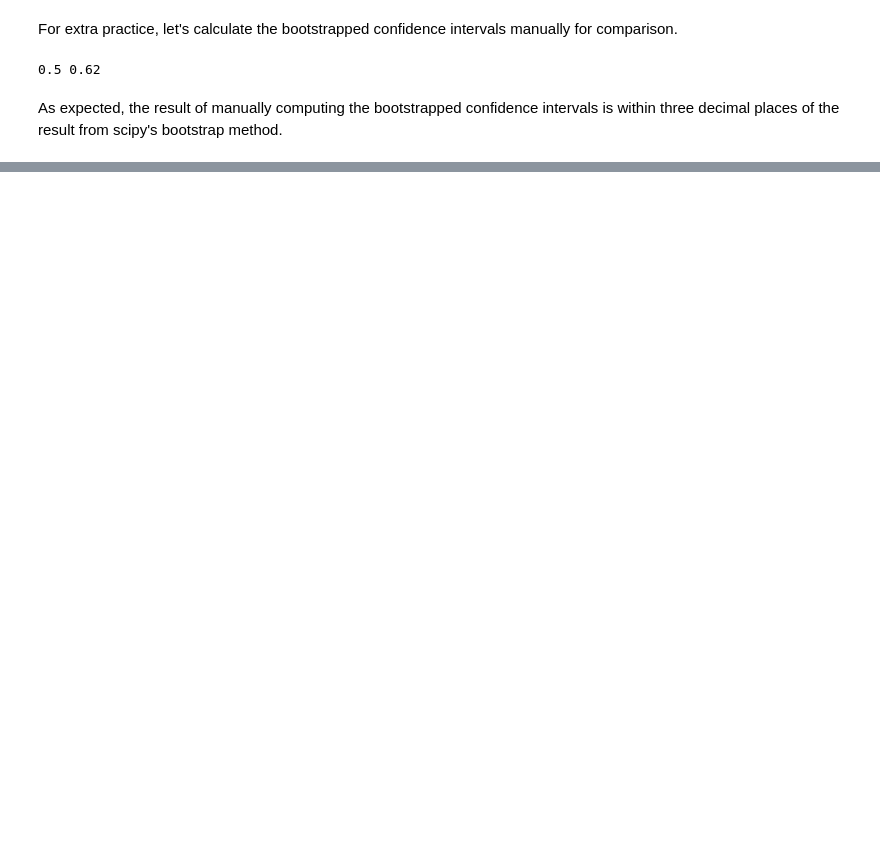
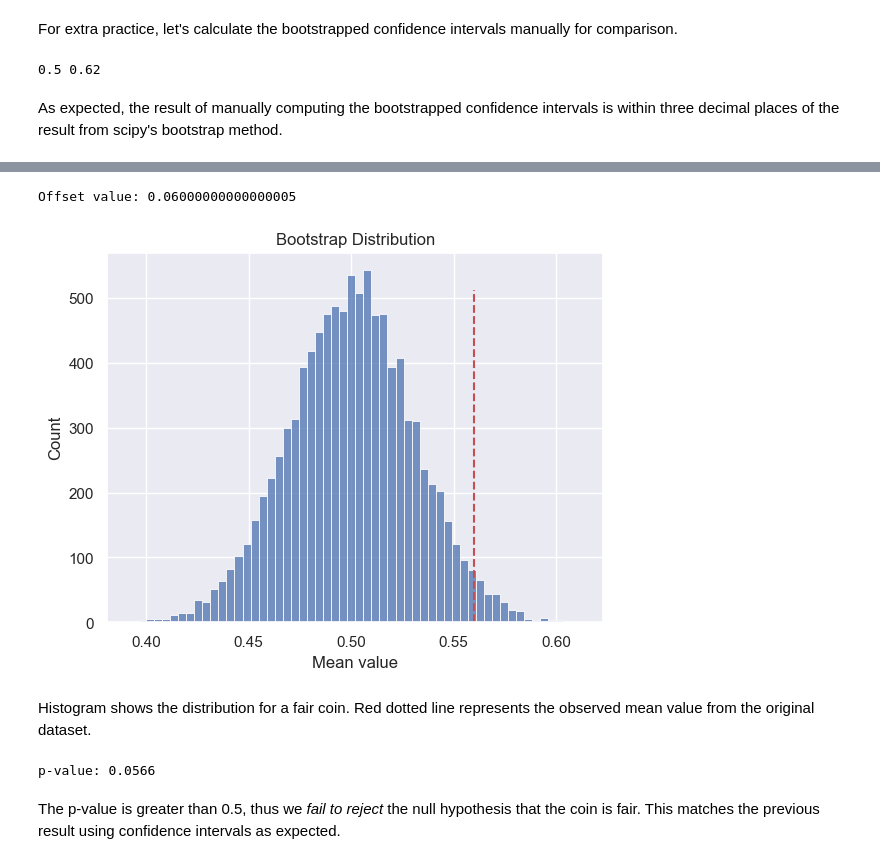
Before and after one commit to data-sandbox/stats-playground, a Jupyter notebook: bootstrap.ipynb, the cells around one changed output, grey strips where cells are left out. Saved outputs shown, nothing was run; the diff lists cells and outputs as text; code cells hidden in the pictures; blank space fills up the shorter version.

```diff
--- a/bootstrap.ipynb
+++ b/bootstrap.ipynb
@@ -82,0 +98,36 @@ As expected, the result of manually computing the bootstrapped confidence interv
+# %%
+null_mean = 0.5
+# mean of the original data
+toss_mean = np.mean(toss)
+offset = toss_mean - null_mean
+print(f'Offset value: {offset}')
+# dataset representing true null hypothesis
+toss_null = toss - offset
+# %% [output]
+Offset value: 0.06000000000000005
+# %%
+bootstrap_ci = stats.bootstrap((toss_null,), np.mean, confidence_level=0.95,
+                               n_resamples=9999, random_state=42,
+                               method='BCa')
+
+# Visualize the bootstrapped distribution
+distribution = bootstrap_ci.bootstrap_distribution
+bins = 56
+sns.histplot(distribution, bins=bins);
+plt.title('Bootstrap Distribution')
+plt.xlabel('Mean value')
+plt.axvline(toss_mean, 0, 0.9, c='r', linestyle='--');
+# %% [output]
+[figure, added]
+# %% [markdown]
+Histogram shows the distribution for a fair coin. Red dotted line represents the observed mean value from the original dataset.
+# %%
+# Probability of observing the original mean value or more extreme
+extreme_counts = ((distribution > (null_mean + offset)).sum() +
+                  (distribution < (null_mean - offset)).sum())
+p_value = extreme_counts / len(distribution)
+print(f'p-value: {p_value:.4f}')
+# %% [output]
+p-value: 0.0566
+# %% [markdown]
+The p-value is greater than 0.5, thus we *fail to reject* the null hypothesis that the coin is fair. This matches the previous result using confidence intervals as expected.
```
Also changed, not shown: parts of 7 cells of this notebook.
